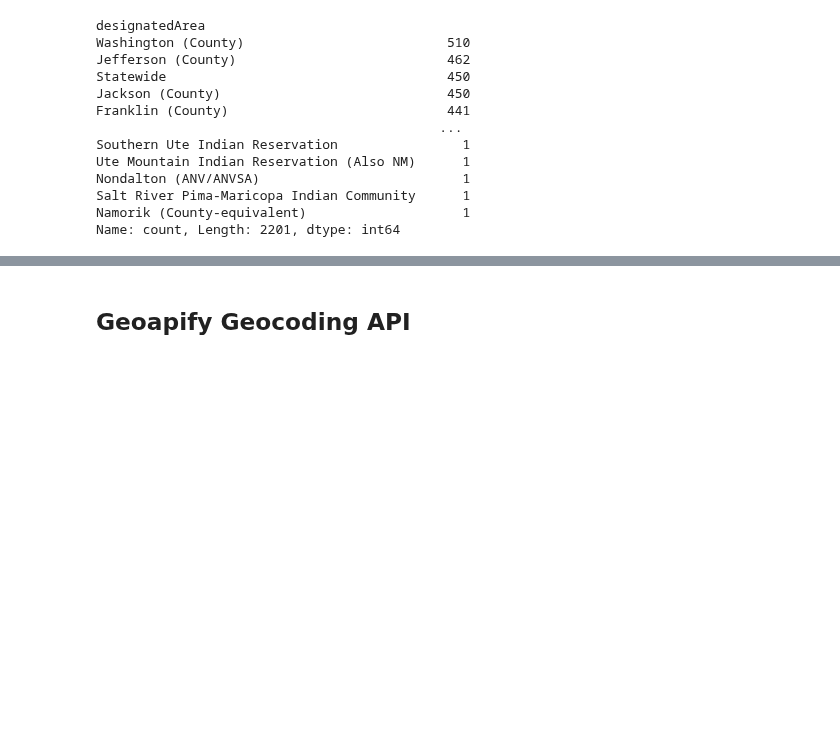
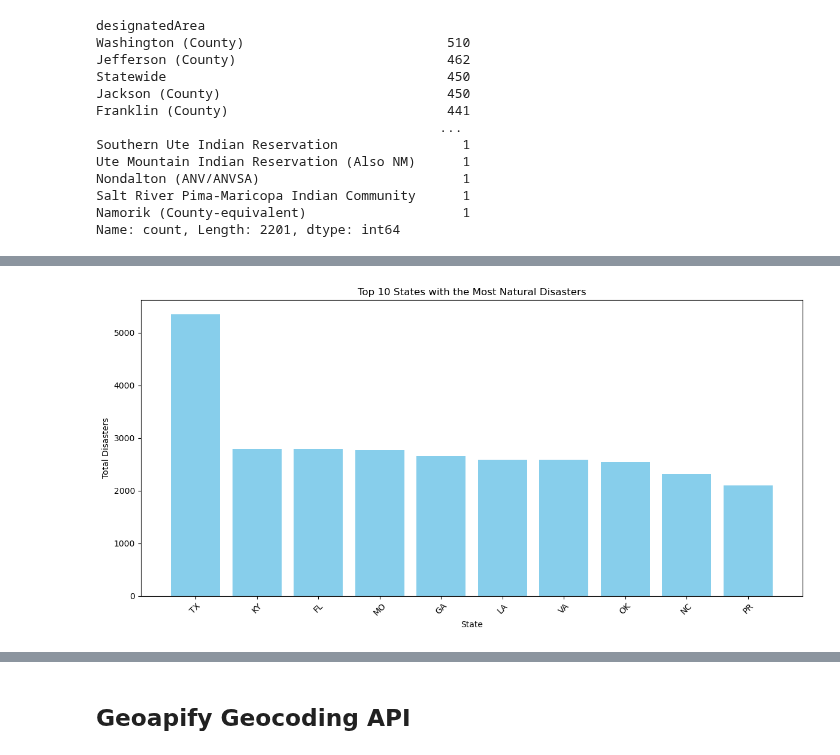
Before and after one commit to Neelka96/HavocMapper, a Jupyter notebook: data_tunnel.ipynb, the cells around one changed output, grey strips where cells are left out. Saved outputs shown, nothing was run; the diff lists cells and outputs as text; code cells hidden in the pictures; blank space fills up the shorter version.

Commit message:
Uploading data and bar graphs on states with the most nat. diast. and most frequent disas. types

```diff
--- a/data_tunnel.ipynb
+++ b/data_tunnel.ipynb
@@ -210,0 +230,4 @@ Name: count, Length: 2201, dtype: int64
+# %%
+disaster_by_state = fema_decl.groupby('state').size().reset_index(name='total_disasters')
+disaster_by_state = disaster_by_state.sort_values(by='total_disasters', ascending=False)
+disaster_by_state
@@ -210,0 +274,12 @@ Name: count, Length: 2201, dtype: int64
+# %%
+top_states = disaster_by_state.head(10)
+plt.figure(figsize=(12, 6))
+plt.bar(top_states['state'], top_states['total_disasters'], color='skyblue')
+plt.xlabel('State')
+plt.ylabel('Total Disasters')
+plt.title('Top 10 States with the Most Natural Disasters')
+plt.xticks(rotation=45)
+plt.tight_layout()
+plt.show()
+# %% [output]
+[figure, added]
```
Also changed, not shown: parts of 6 cells of this notebook.
